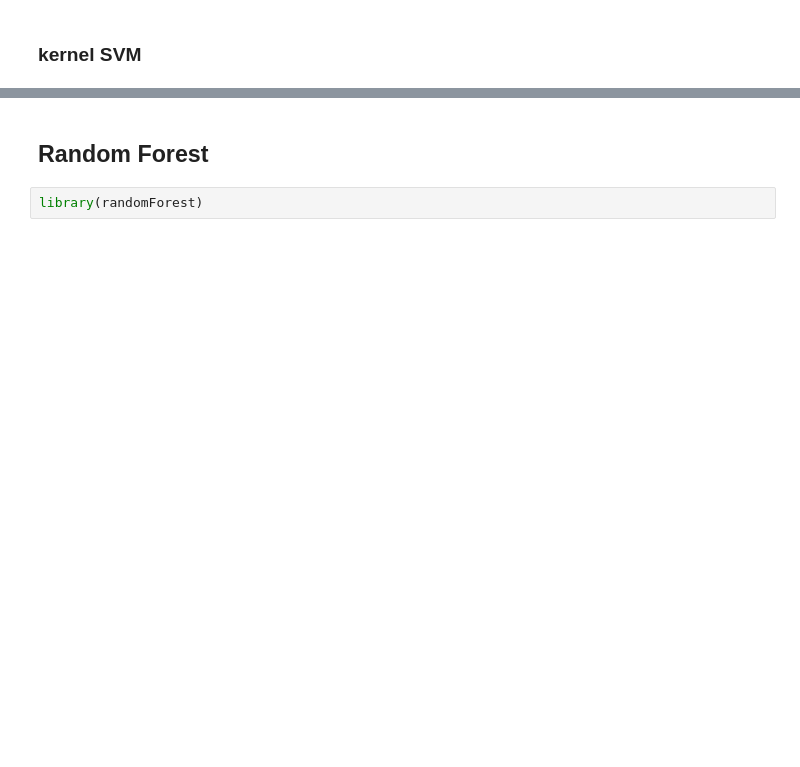
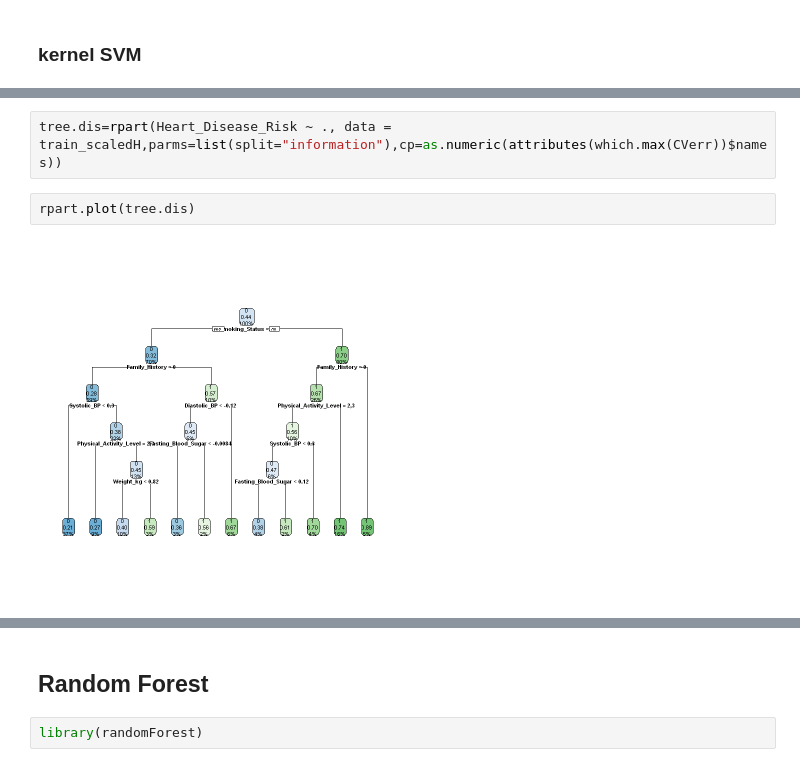
Before and after one commit to HOANG-Anh2004/projet_ML_4A_GMM_INSA, a Jupyter notebook: Modelisation_R.ipynb, the cells around one changed output, grey strips where cells are left out. Drawn from its saved outputs; the diff is of its cells as text; blank space fills up the shorter version.

```diff
--- a/Modelisation_R.ipynb
+++ b/Modelisation_R.ipynb
@@ -886,0 +1008,6 @@ pred.svm.ker    0    1
+# %%
+tree.dis=rpart(Heart_Disease_Risk ~ ., data = train_scaledH,parms=list(split="information"),cp=as.numeric(attributes(which.max(CVerr))$names))
+# %%
+rpart.plot(tree.dis)
+# %% [output]
+[figure, added]
```
Also changed, not shown: parts of 41 cells of this notebook.
